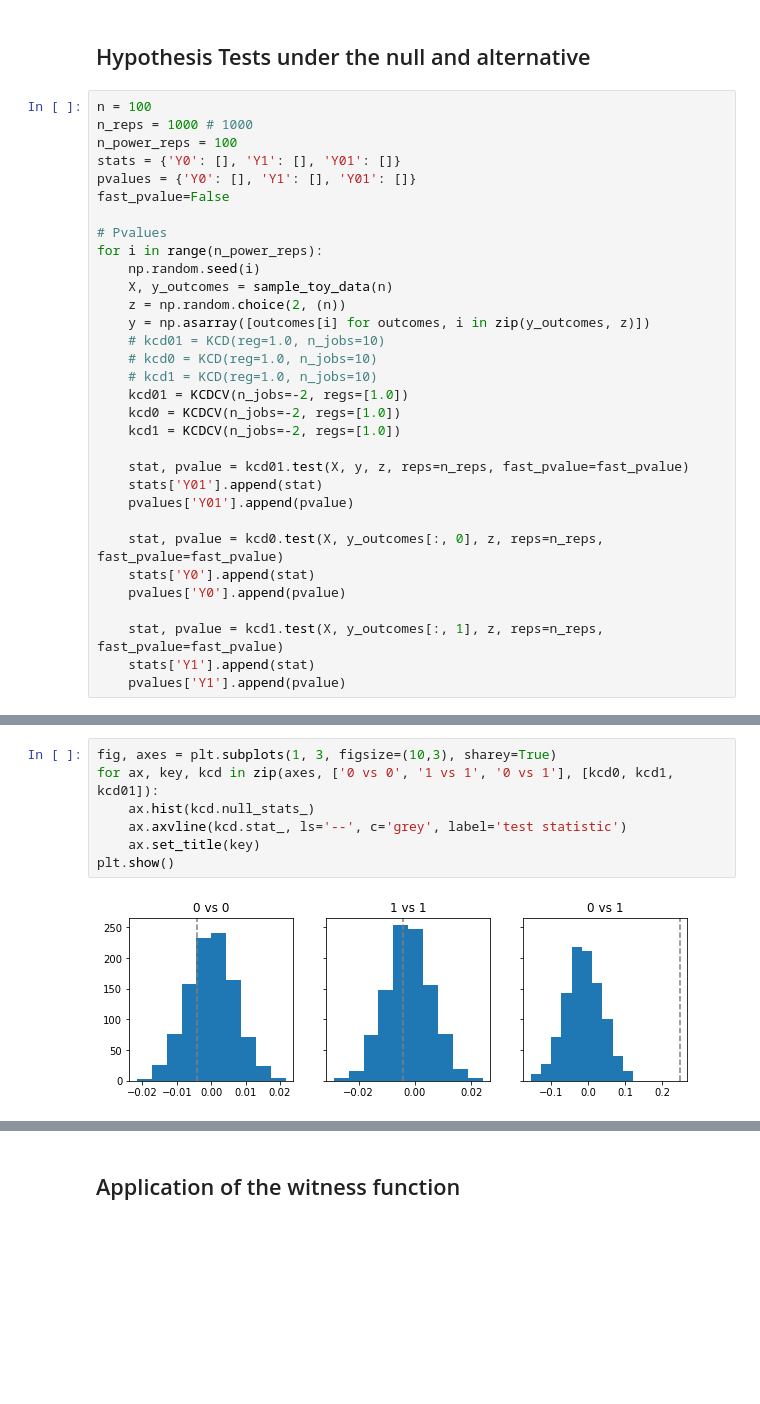
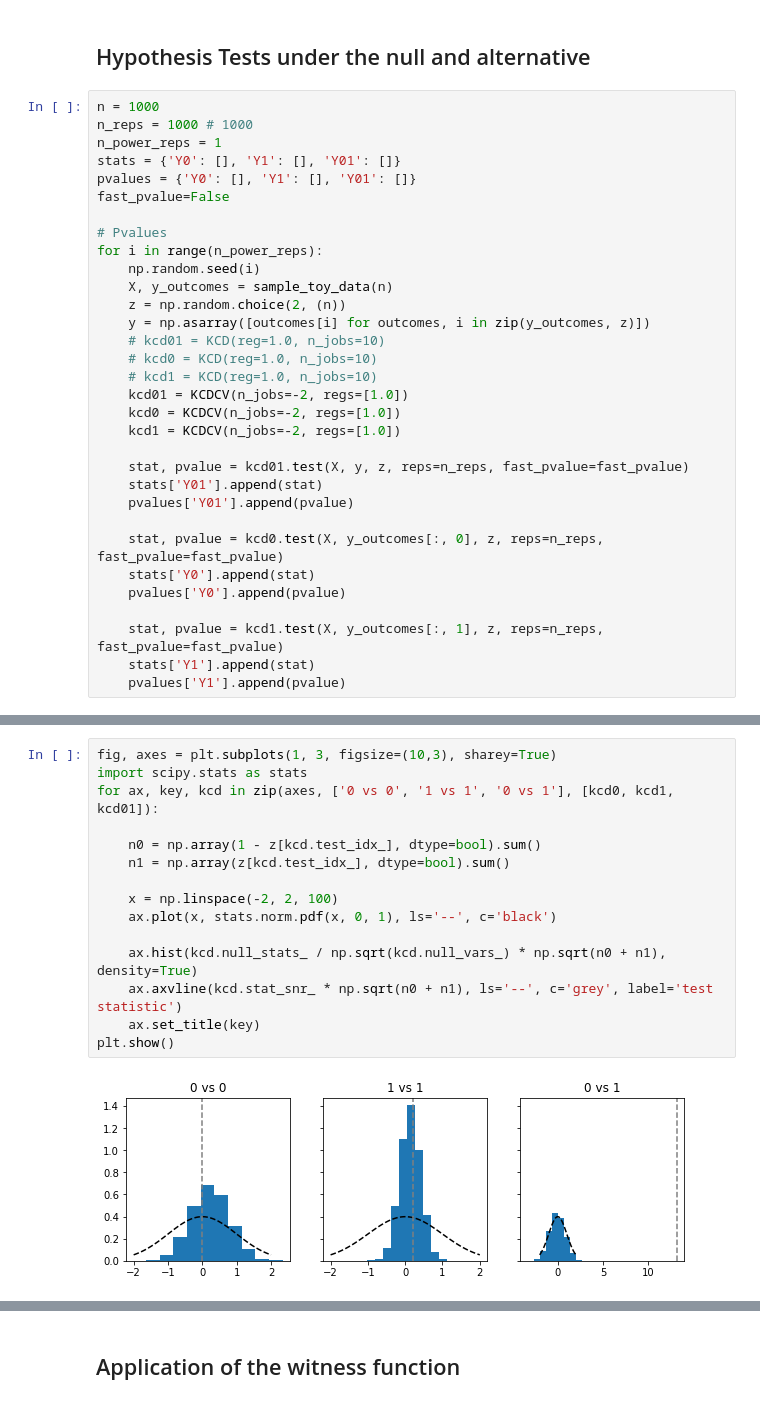
Before and after one commit to rflperry/sparse_shift, a Jupyter notebook: notebooks/01-kcd_paper_simulation.ipynb, the cells around one changed output, grey strips where cells are left out. Saved outputs shown, nothing was run; the diff lists cells and outputs as text; blank space fills up the shorter version.

```diff
--- a/notebooks/01-kcd_paper_simulation.ipynb
+++ b/notebooks/01-kcd_paper_simulation.ipynb
@@ -24,9 +26,9 @@ def sample_toy_data(n):
 # %% [markdown]
 ## Hypothesis Tests under the null and alternative
 # %%
-n = 100
+n = 1000
 n_reps = 1000 # 1000
-n_power_reps = 100
+n_power_reps = 1
 stats = {'Y0': [], 'Y1': [], 'Y01': []}
 pvalues = {'Y0': [], 'Y1': [], 'Y01': []}
 fast_pvalue=False
@@ -67,12 +69,20 @@ plt.show()
 # %%
 fig, axes = plt.subplots(1, 3, figsize=(10,3), sharey=True)
+import scipy.stats as stats
 for ax, key, kcd in zip(axes, ['0 vs 0', '1 vs 1', '0 vs 1'], [kcd0, kcd1, kcd01]):
-    ax.hist(kcd.null_stats_)
-    ax.axvline(kcd.stat_, ls='--', c='grey', label='test statistic')
+
+    n0 = np.array(1 - z[kcd.test_idx_], dtype=bool).sum()
+    n1 = np.array(z[kcd.test_idx_], dtype=bool).sum()
+
+    x = np.linspace(-2, 2, 100)
+    ax.plot(x, stats.norm.pdf(x, 0, 1), ls='--', c='black')
+
+    ax.hist(kcd.null_stats_ / np.sqrt(kcd.null_vars_) * np.sqrt(n0 + n1), density=True)
+    ax.axvline(kcd.stat_snr_ * np.sqrt(n0 + n1), ls='--', c='grey', label='test statistic')
     ax.set_title(key)
 plt.show()
 # %% [output]
-[figure, old version]
+[figure, new version]
 # %%
 for key, kcd in zip(['0 vs 0', '1 vs 1', '0 vs 1'], [kcd0, kcd1, kcd01]):
     plt.plot(kcd.power_alphas_, kcd.analytic_powers_, label=key)
```
Also changed, not shown: parts of 3 cells of this notebook, 1 other file.
